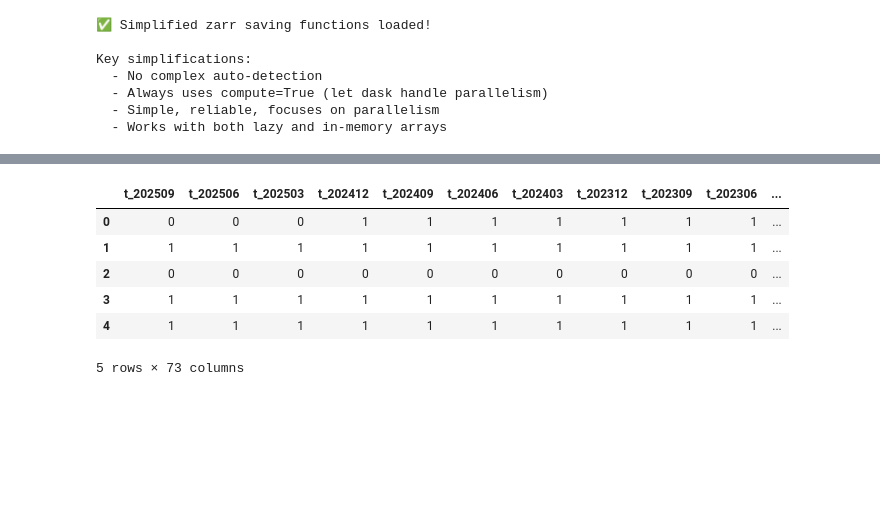
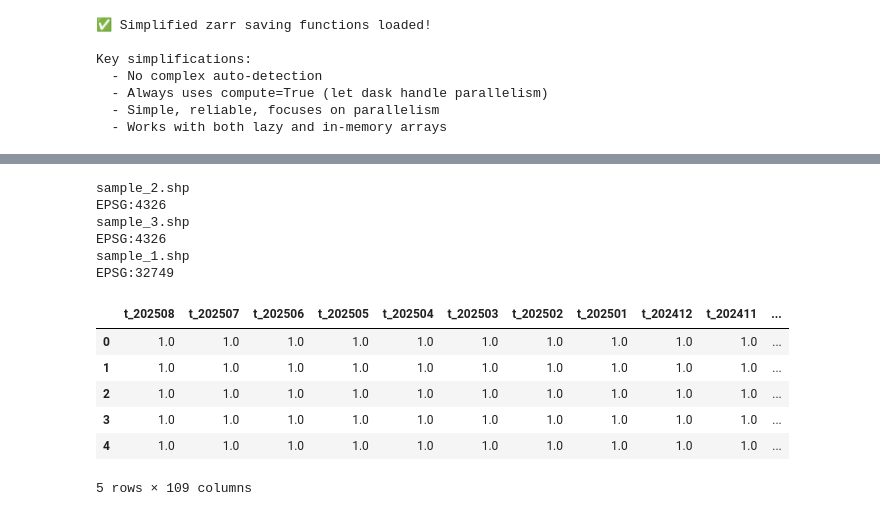
Before and after one commit to miqbalf/gis-carbon-ai, a Jupyter notebook: jupyter/notebooks/02c_forestry_arr_ML_tsfresh.ipynb, the cells around one changed output, grey strips where cells are left out. Drawn from its saved outputs; the diff is of its cells as text; code cells hidden in the pictures; blank space fills up the shorter version.

```diff
--- a/jupyter/notebooks/02c_forestry_arr_ML_tsfresh.ipynb
+++ b/jupyter/notebooks/02c_forestry_arr_ML_tsfresh.ipynb
@@ -316,15 +337,43 @@ Data variables:
 Attributes:
     crs:      EPSG:32749
+# %%
+crs_ds = ds_resampled.attrs.get('crs')
 # %%
 #### DS TRAIN CHECK RESAMPLING
+import os
 import geopandas as gpd
-training_gdf = gpd.read_file('00_input/training_shp/example_result_2.shp')
-training_gdf.head()
+import pandas as pd
+
+path_training = '00_input/training_shp/'
+
+layers = [shp for shp in os.listdir(path_training) if shp.endswith('.shp') and shp.startswith('sample')]
+
+gdf_list = []
+
+for lyr in layers:
+    print(lyr)
+    gdf = gpd.read_file(os.path.join(path_training,lyr))
+    gdf['layer'] = lyr.replace('.shp', '')
+    print(gdf.crs)
+    gdf_utm = gdf.to_crs(crs_ds)
+    gdf_list.append(gdf_utm)
 # %% [output]
-|  | t_202509 | t_202506 | t_202503 | t_202412 | t_202409 | t_202406 | t_202403 | t_202312 | t_202309 | t_202306 | ... |
-| 0 | 0 | 0 | 0 | 1 | 1 | 1 | 1 | 1 | 1 | 1 | ... |
-| 1 | 1 | 1 | 1 | 1 | 1 | 1 | 1 | 1 | 1 | 1 | ... |
-| 2 | 0 | 0 | 0 | 0 | 0 | 0 | 0 | 0 | 0 | 0 | ... |
-| 3 | 1 | 1 | 1 | 1 | 1 | 1 | 1 | 1 | 1 | 1 | ... |
-| 4 | 1 | 1 | 1 | 1 | 1 | 1 | 1 | 1 | 1 | 1 | ... |
-5 rows × 73 columns
+sample_2.shp
+EPSG:4326
+sample_3.shp
+EPSG:4326
+sample_1.shp
+EPSG:32749
+# %%
+training_gdf = gpd.GeoDataFrame(pd.concat(gdf_list, ignore_index=True))
+# training_gdf = gpd.read_file('00_input/training_shp/sample_1.shp')
+# training_gdf.head()
+training_gdf.head()
+# %% [output]
+|  | t_202508 | t_202507 | t_202506 | t_202505 | t_202504 | t_202503 | t_202502 | t_202501 | t_202412 | t_202411 | ... |
+| 0 | 1.0 | 1.0 | 1.0 | 1.0 | 1.0 | 1.0 | 1.0 | 1.0 | 1.0 | 1.0 | ... |
+| 1 | 1.0 | 1.0 | 1.0 | 1.0 | 1.0 | 1.0 | 1.0 | 1.0 | 1.0 | 1.0 | ... |
+| 2 | 1.0 | 1.0 | 1.0 | 1.0 | 1.0 | 1.0 | 1.0 | 1.0 | 1.0 | 1.0 | ... |
+| 3 | 1.0 | 1.0 | 1.0 | 1.0 | 1.0 | 1.0 | 1.0 | 1.0 | 1.0 | 1.0 | ... |
+| 4 | 1.0 | 1.0 | 1.0 | 1.0 | 1.0 | 1.0 | 1.0 | 1.0 | 1.0 | 1.0 | ... |
+5 rows × 109 columns
```
Also changed, not shown: parts of 28 cells of this notebook, 1 other file.
